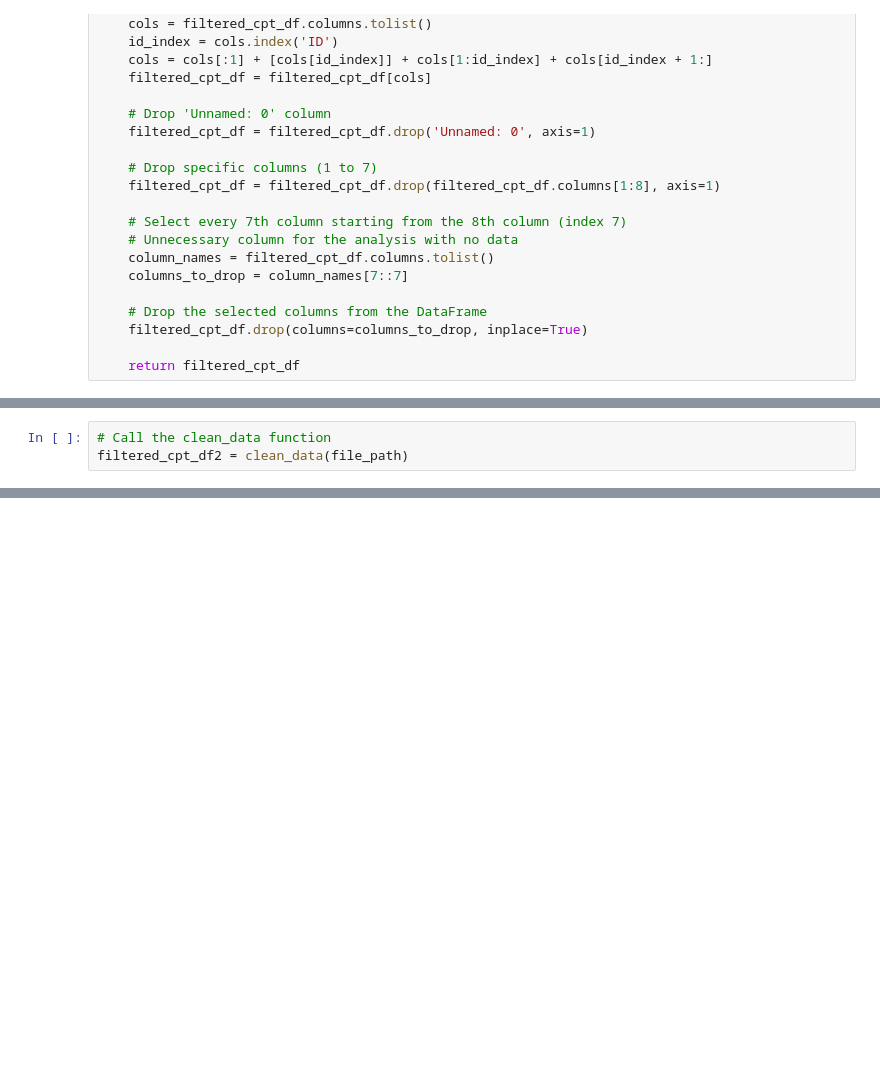
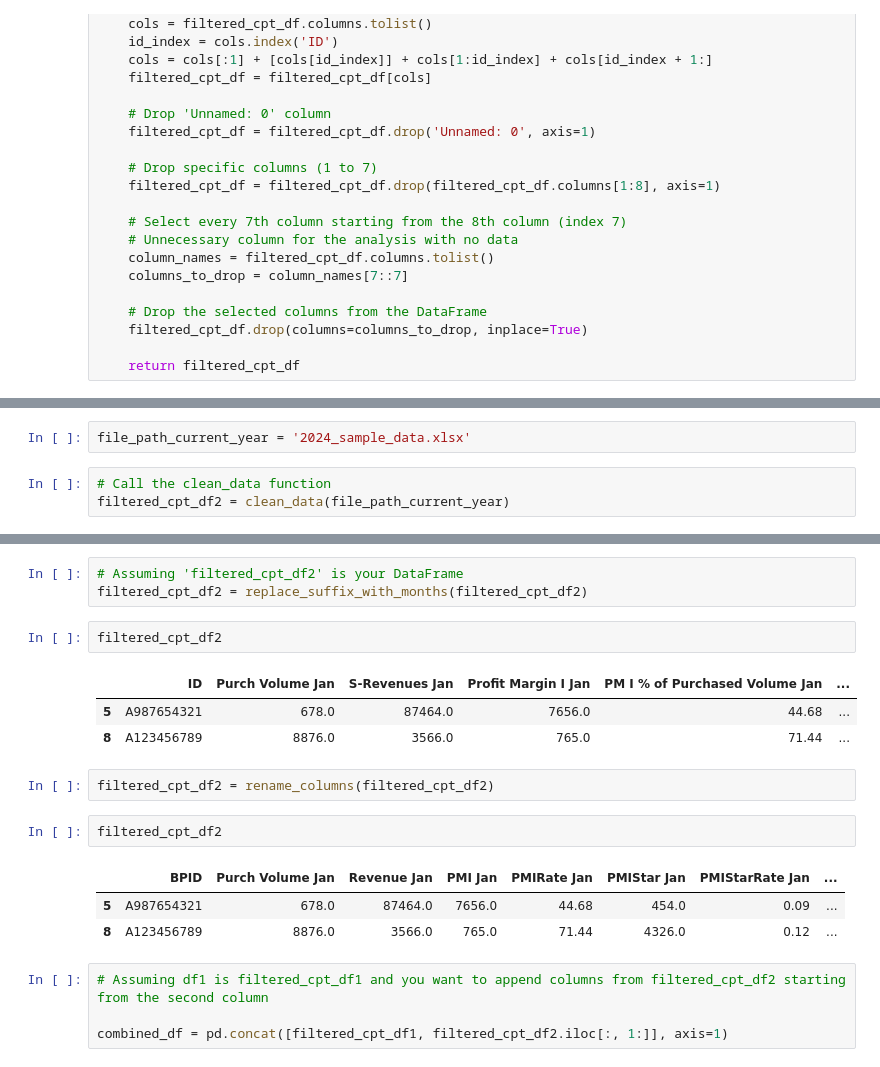
Before and after one commit to yonabell/Report, a Jupyter notebook: Reporting_final_python_code.ipynb, the cells around one changed output, grey strips where cells are left out. Saved outputs shown, nothing was run; the diff lists cells and outputs as text; blank space fills up the shorter version.

```diff
--- a/Reporting_final_python_code.ipynb
+++ b/Reporting_final_python_code.ipynb
@@ -129,3 +190,5 @@ file_path = '2023_sample_data.xlsx'
+# %%
+file_path_current_year = '2024_sample_data.xlsx'
 # %%
 # Call the clean_data function
-filtered_cpt_df2 = clean_data(file_path)
+filtered_cpt_df2 = clean_data(file_path_current_year)
@@ -212,0 +201,21 @@ aggregated_df_sum
+# %%
+# Assuming 'filtered_cpt_df2' is your DataFrame
+filtered_cpt_df2 = replace_suffix_with_months(filtered_cpt_df2)
+# %%
+filtered_cpt_df2
+# %% [output]
+|  | ID | Purch Volume Jan | S-Revenues Jan | Profit Margin I Jan | PM I % of Purchased Volume Jan | ... |
+| 5 | A987654321 | 678.0 | 87464.0 | 7656.0 | 44.68 | ... |
+| 8 | A123456789 | 8876.0 | 3566.0 | 765.0 | 71.44 | ... |
+# %%
+filtered_cpt_df2 = rename_columns(filtered_cpt_df2)
+# %%
+filtered_cpt_df2
+# %% [output]
+|  | BPID | Purch Volume Jan | Revenue Jan | PMI Jan | PMIRate Jan | PMIStar Jan | PMIStarRate Jan | ... |
+| 5 | A987654321 | 678.0 | 87464.0 | 7656.0 | 44.68 | 454.0 | 0.09 | ... |
+| 8 | A123456789 | 8876.0 | 3566.0 | 765.0 | 71.44 | 4326.0 | 0.12 | ... |
+# %%
+# Assuming df1 is filtered_cpt_df1 and you want to append columns from filtered_cpt_df2 starting from the second column
+
+combined_df = pd.concat([filtered_cpt_df1, filtered_cpt_df2.iloc[:, 1:]], axis=1)
```
Also changed, not shown: parts of 50 cells of this notebook.
